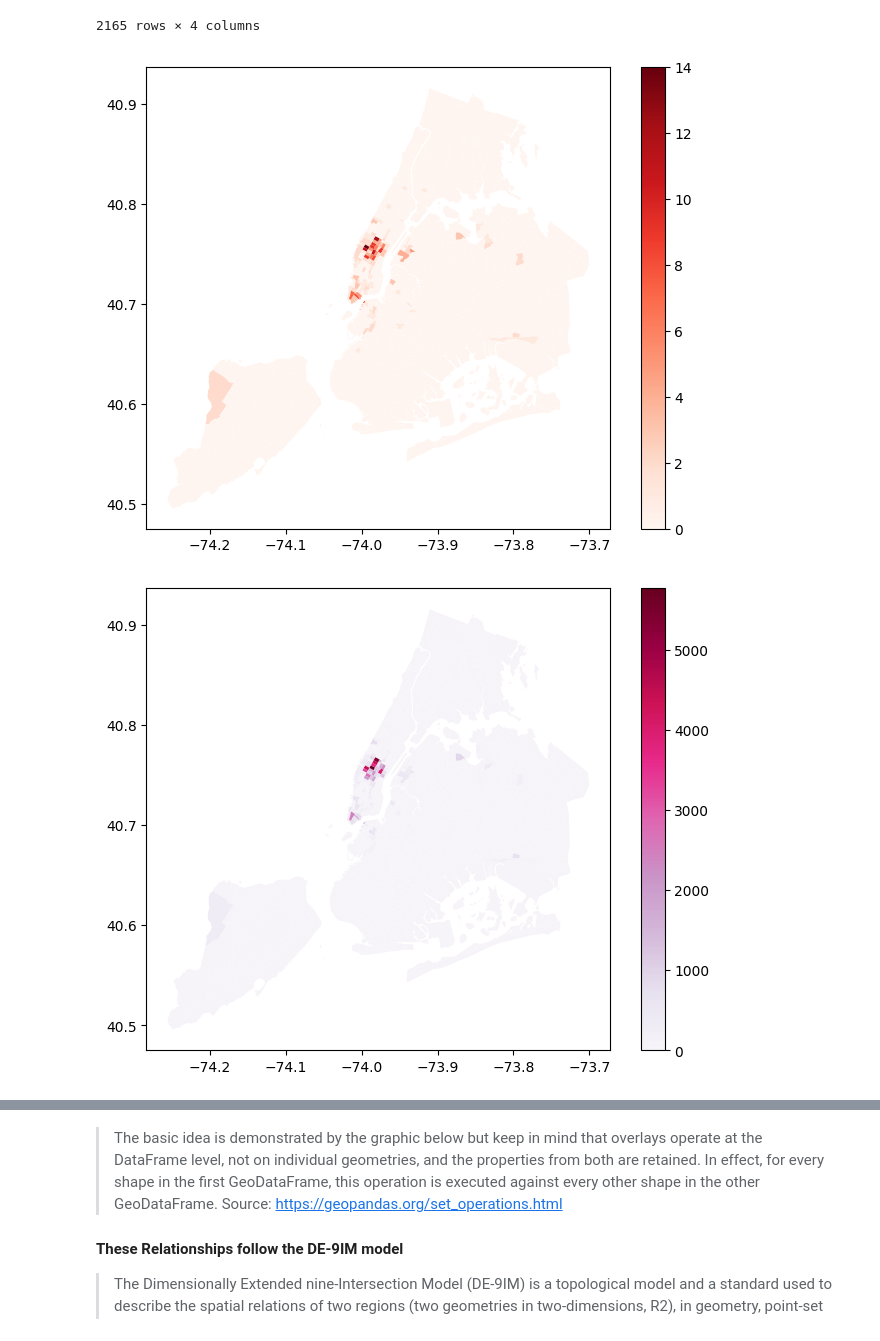
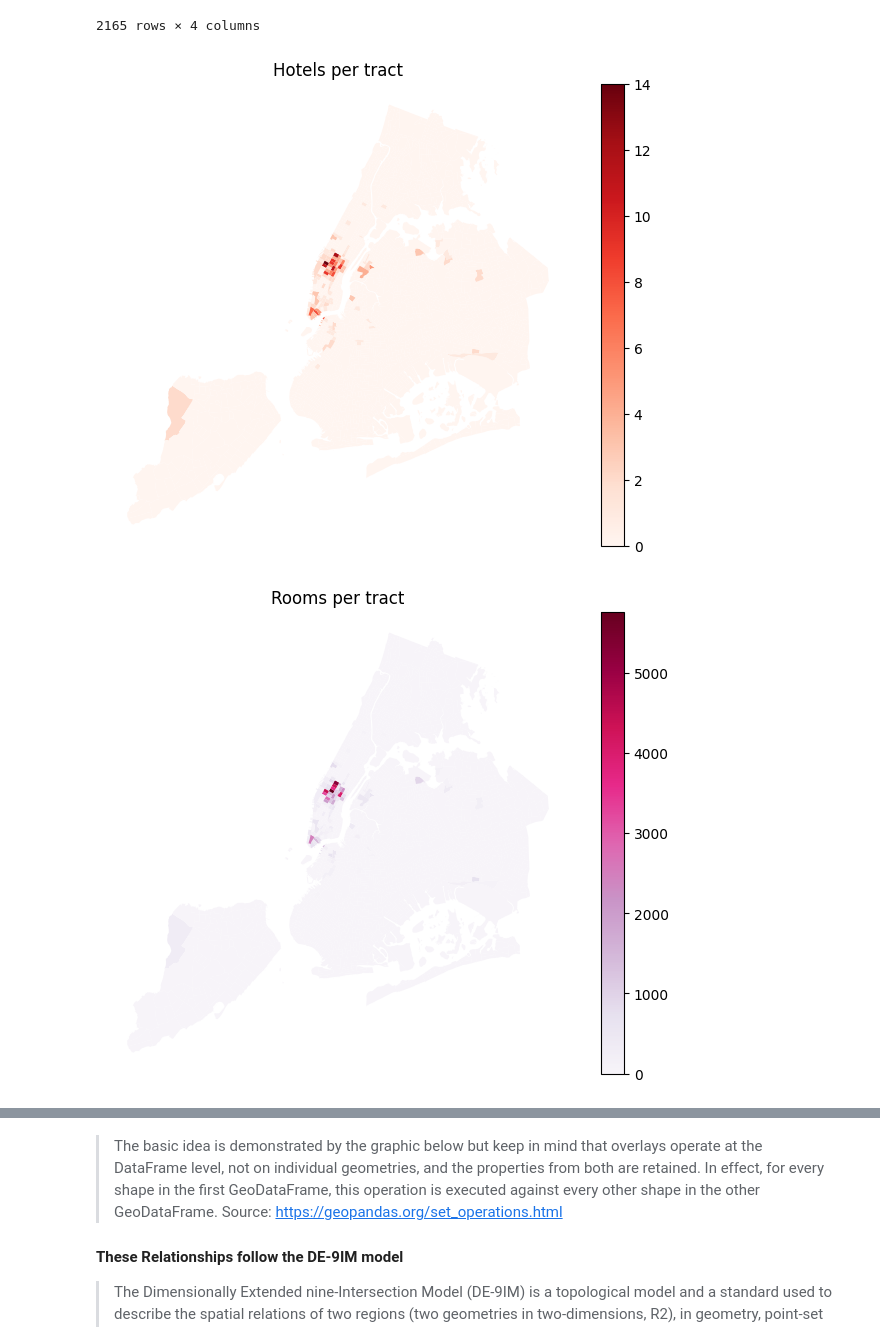
Before and after one commit to jsanz/sdsc, a Jupyter notebook: 2023-foundations-of-geospatial.ipynb, the cells around one changed output, grey strips where cells are left out. Drawn from its saved outputs; the diff is of its cells as text; code cells hidden in the pictures.

```diff
--- a/2023-foundations-of-geospatial.ipynb
+++ b/2023-foundations-of-geospatial.ipynb
@@ -652,15 +650,21 @@ nyc_census_tracts_with_hotel_data.sort_values(
 # %%
 # number of hotels in census tracts
 nyc_census_tracts_with_hotel_data.plot(
-    column='num_hotels', colormap="Reds", legend=True, figsize=(8, 6));
+    column='num_hotels', colormap="Reds",
+    legend=True, figsize=(8, 6)).set_axis_off();
+
+plt.title("Hotels per tract");
 # %% [output]
-[figure, old version]
+[figure, new version]
 # %%
 # number of hotel rooms in census tracts
 nyc_census_tracts_with_hotel_data.plot(
-    column='num_rooms', cmap='PuRd', legend=True, figsize=(8, 6));
+    column='num_rooms', colormap="PuRd",
+    legend=True, figsize=(8, 6)).set_axis_off();
+
+plt.title("Rooms per tract");
 # %% [output]
-[figure, old version]
+[figure, new version]
 # %% [markdown]
 # Set-Operations with Overlay
 
```
Also changed, not shown: parts of 31 cells of this notebook, 1 other file.
